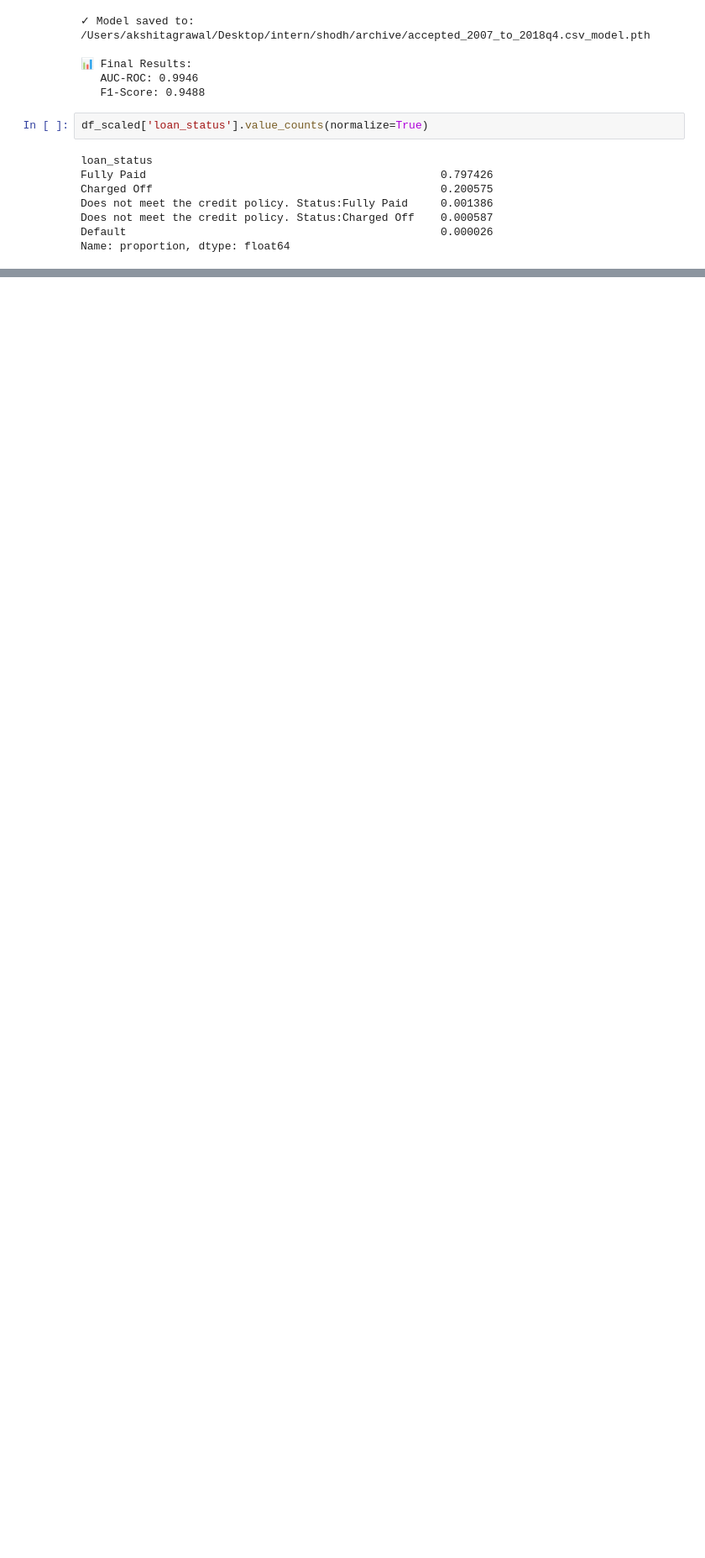
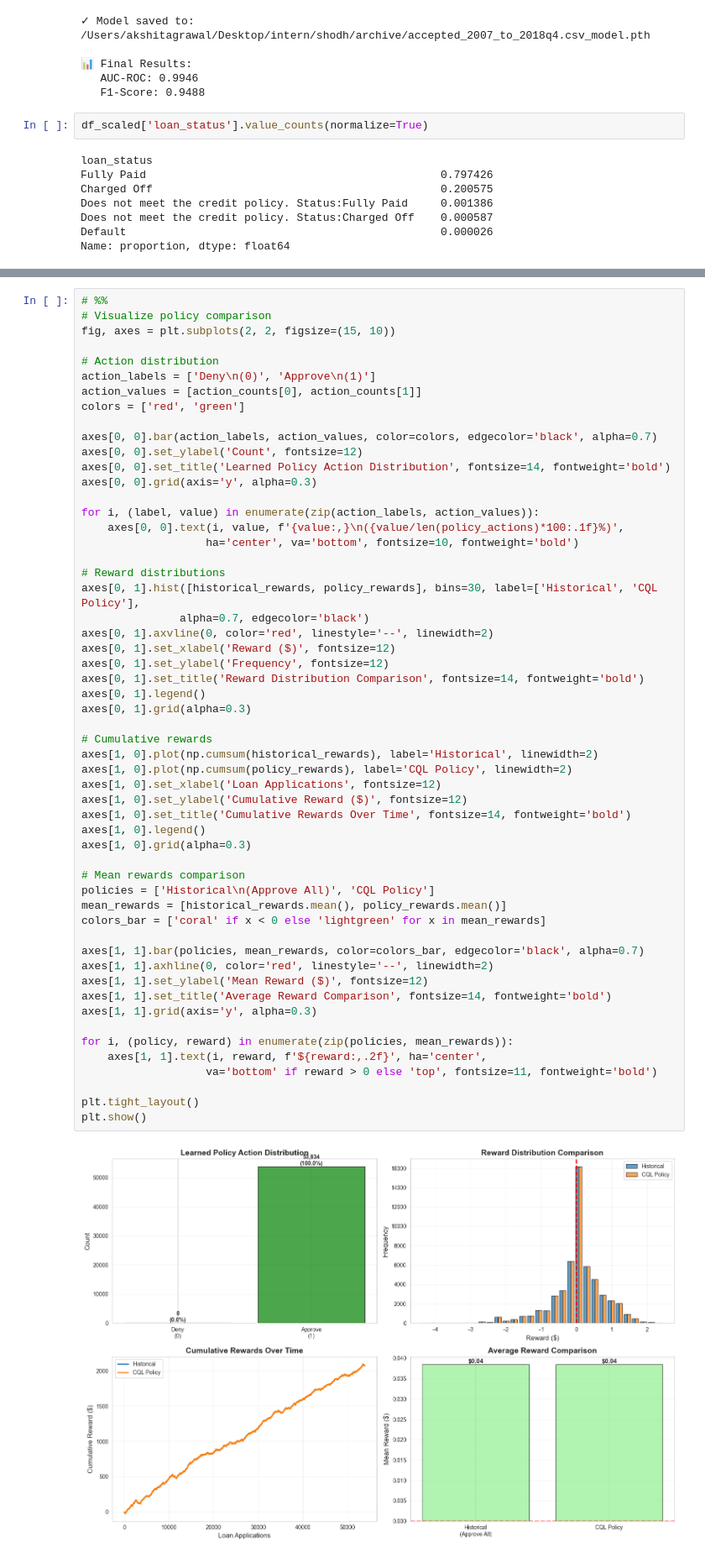
Before and after one commit to Akshit-999/Shodh_AI_Assignment, a Jupyter notebook: notebook.ipynb, the cells around one changed output, grey strips where cells are left out. Shown at 84% size. Saved outputs shown, nothing was run; the diff lists cells and outputs as text; blank space fills up the shorter version.

```diff
--- a/notebook.ipynb
+++ b/notebook.ipynb
@@ -2013,0 +2755,57 @@ Name: proportion, dtype: float64
+# %%
+# %%
+# Visualize policy comparison
+fig, axes = plt.subplots(2, 2, figsize=(15, 10))
+
+# Action distribution
+action_labels = ['Deny\n(0)', 'Approve\n(1)']
+action_values = [action_counts[0], action_counts[1]]
+colors = ['red', 'green']
+
+axes[0, 0].bar(action_labels, action_values, color=colors, edgecolor='black', alpha=0.7)
+axes[0, 0].set_ylabel('Count', fontsize=12)
+axes[0, 0].set_title('Learned Policy Action Distribution', fontsize=14, fontweight='bold')
+axes[0, 0].grid(axis='y', alpha=0.3)
+
+for i, (label, value) in enumerate(zip(action_labels, action_values)):
+    axes[0, 0].text(i, value, f'{value:,}\n({value/len(policy_actions)*100:.1f}%)',
+                   ha='center', va='bottom', fontsize=10, fontweight='bold')
+
+# Reward distributions
+axes[0, 1].hist([historical_rewards, policy_rewards], bins=30, label=['Historical', 'CQL Policy'],
+               alpha=0.7, edgecolor='black')
+axes[0, 1].axvline(0, color='red', linestyle='--', linewidth=2)
+axes[0, 1].set_xlabel('Reward ($)', fontsize=12)
+axes[0, 1].set_ylabel('Frequency', fontsize=12)
+axes[0, 1].set_title('Reward Distribution Comparison', fontsize=14, fontweight='bold')
+axes[0, 1].legend()
+axes[0, 1].grid(alpha=0.3)
+
+# Cumulative rewards
+axes[1, 0].plot(np.cumsum(historical_rewards), label='Historical', linewidth=2)
+axes[1, 0].plot(np.cumsum(policy_rewards), label='CQL Policy', linewidth=2)
+axes[1, 0].set_xlabel('Loan Applications', fontsize=12)
+axes[1, 0].set_ylabel('Cumulative Reward ($)', fontsize=12)
+axes[1, 0].set_title('Cumulative Rewards Over Time', fontsize=14, fontweight='bold')
+axes[1, 0].legend()
+axes[1, 0].grid(alpha=0.3)
+
+# Mean rewards comparison
+policies = ['Historical\n(Approve All)', 'CQL Policy']
+mean_rewards = [historical_rewards.mean(), policy_rewards.mean()]
+colors_bar = ['coral' if x < 0 else 'lightgreen' for x in mean_rewards]
+
+axes[1, 1].bar(policies, mean_rewards, color=colors_bar, edgecolor='black', alpha=0.7)
+axes[1, 1].axhline(0, color='red', linestyle='--', linewidth=2)
+axes[1, 1].set_ylabel('Mean Reward ($)', fontsize=12)
+axes[1, 1].set_title('Average Reward Comparison', fontsize=14, fontweight='bold')
+axes[1, 1].grid(axis='y', alpha=0.3)
+
+for i, (policy, reward) in enumerate(zip(policies, mean_rewards)):
+    axes[1, 1].text(i, reward, f'${reward:,.2f}', ha='center',
+                   va='bottom' if reward > 0 else 'top', fontsize=11, fontweight='bold')
+
+plt.tight_layout()
+plt.show()
+# %% [output]
+[figure, added]
```
Also changed, not shown: parts of 32 cells of this notebook.
